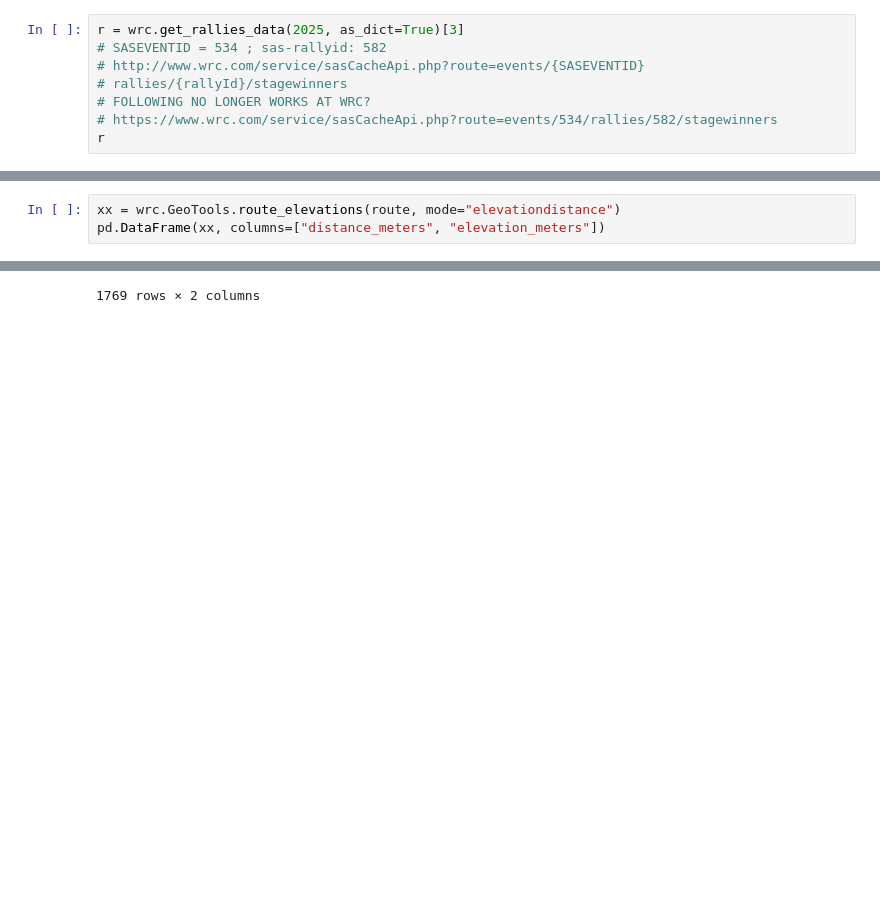
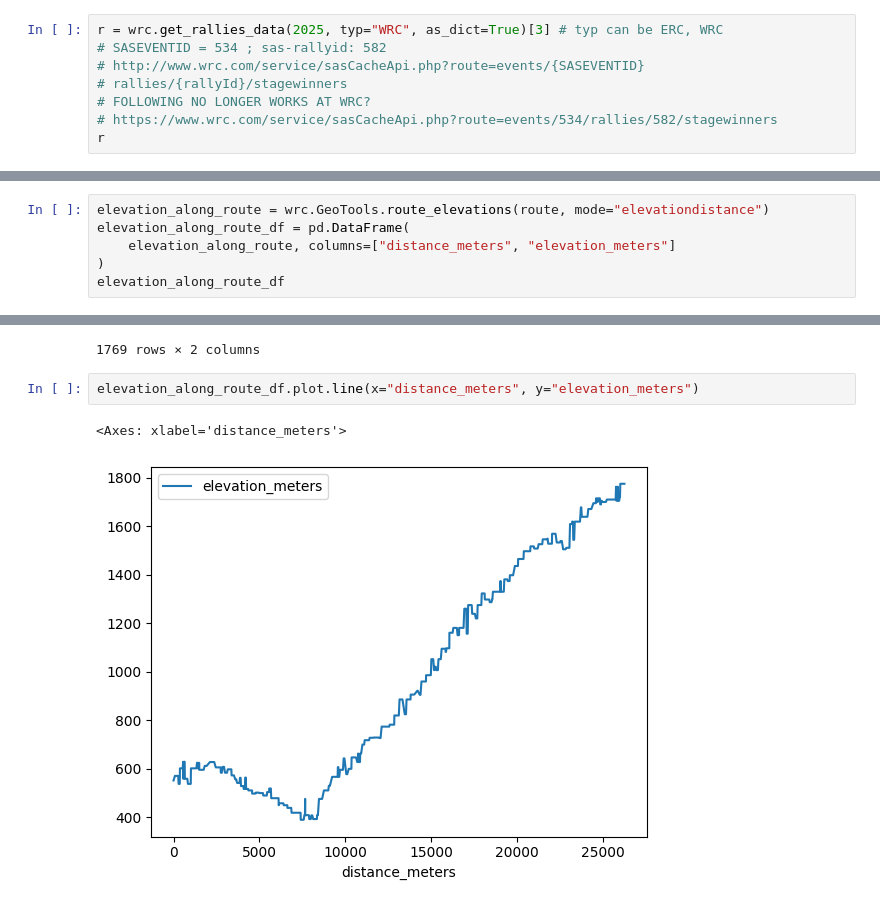
Before and after one commit to RallyDataJunkie/wrc-shinylive-geo, a Jupyter notebook: src/shinyapp/.scratchpad.ipynb, the cells around one changed output, grey strips where cells are left out. Cells and saved outputs as stored; diff of their text form; blank space fills up the shorter version.

```diff
--- a/src/shinyapp/.scratchpad.ipynb
+++ b/src/shinyapp/.scratchpad.ipynb
@@ -258,5 +391,5 @@ df_telemetrydata, df_telemetrymergeddata
 # %%
-r = wrc.get_rallies_data(2025, as_dict=True)[3]
+r = wrc.get_rallies_data(2025, typ="WRC", as_dict=True)[3] # typ can be ERC, WRC
 # SASEVENTID = 534 ; sas-rallyid: 582
 # http://www.wrc.com/service/sasCacheApi.php?route=events/{SASEVENTID}
 # rallies/{rallyId}/stagewinners
@@ -865,8 +998,11 @@ elevations
 # %% [output]
 <LINESTRING Z (-15.498 27.991 552, -15.498 27.991 571, -15.498 27.991 571, -...>
 # %%
-xx = wrc.GeoTools.route_elevations(route, mode="elevationdistance")
-pd.DataFrame(xx, columns=["distance_meters", "elevation_meters"])
+elevation_along_route = wrc.GeoTools.route_elevations(route, mode="elevationdistance")
+elevation_along_route_df = pd.DataFrame(
+    elevation_along_route, columns=["distance_meters", "elevation_meters"]
+)
+elevation_along_route_df
 # %% [output]
 |  | distance_meters | elevation_meters |
 | 0 | 0.000000 | 552.0 |
@@ -881,3 +1017,8 @@ pd.DataFrame(xx, columns=["distance_meters", "elevation_meters"])
 | 1767 | 26182.283468 | 1775.0 |
 | 1768 | 26269.337468 | 1775.0 |
 1769 rows × 2 columns
+# %%
+elevation_along_route_df.plot.line(x="distance_meters", y="elevation_meters")
+# %% [output]
+<Axes: xlabel='distance_meters'>
+[figure, added]
```
Also changed, not shown: parts of 19 cells of this notebook, 4 other files.
